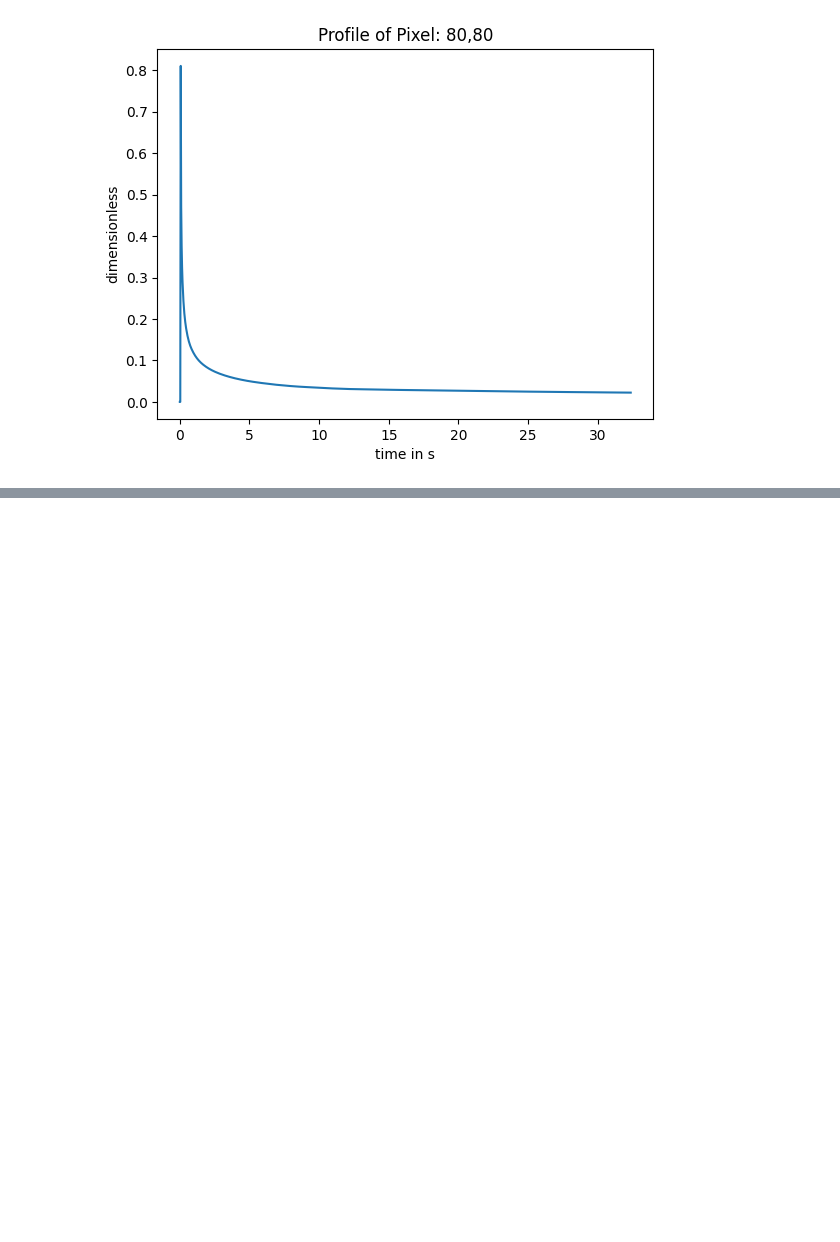
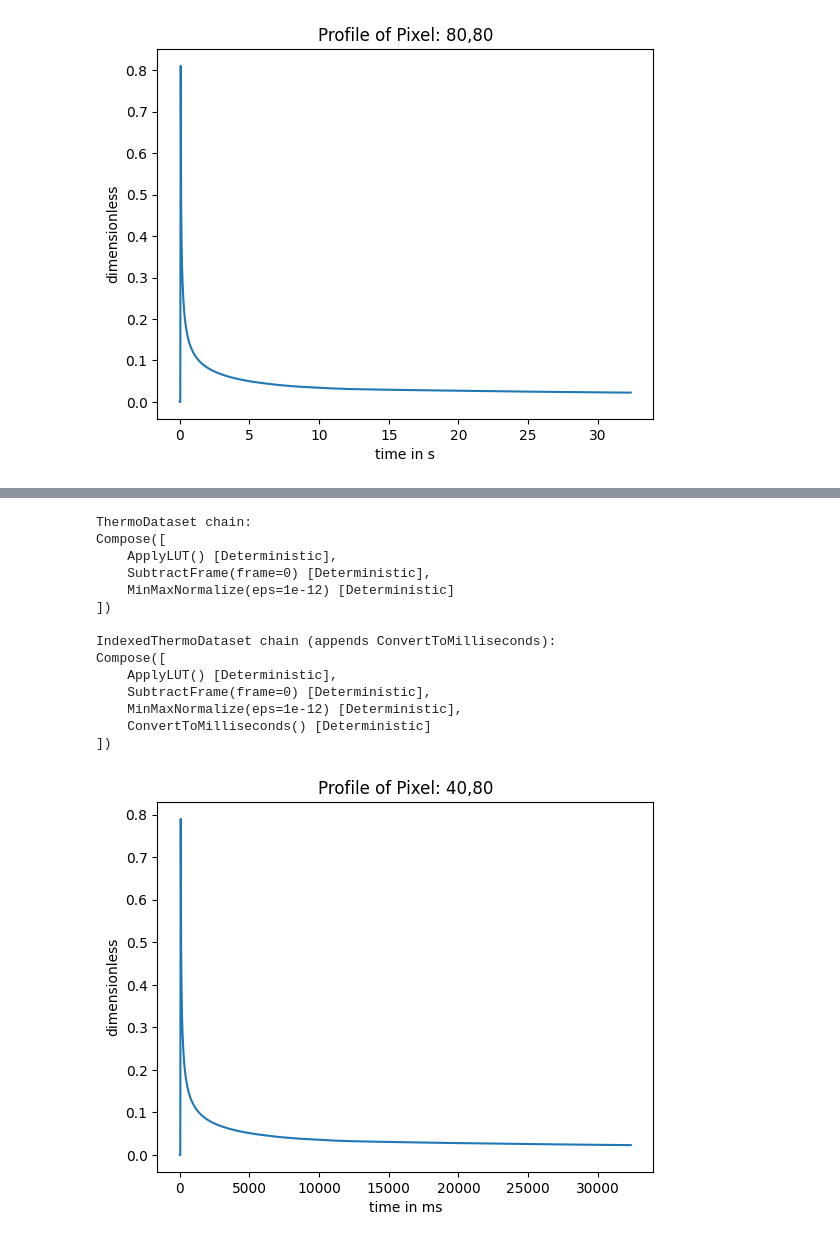
Before and after one commit to voidsy-gmbh/pyThermoNDT, a Jupyter notebook: examples/example3_transforming_data.ipynb, the cells around one changed output, grey strips where cells are left out. Saved outputs shown, nothing was run; the diff lists cells and outputs as text; code cells hidden in the pictures; blank space fills up the shorter version.

```diff
--- a/examples/example3_transforming_data.ipynb
+++ b/examples/example3_transforming_data.ipynb
@@ -71,30 +170,0 @@ All transformations inherit from the nn.Module class in Pytorch and work similar
-# %%
-from pythermondt.data import DataContainer
-from pythermondt.transforms import ThermoTransform
-from pythermondt.data import Units
-
-# Define a custom transform
-class ConvertToMilliseconds(ThermoTransform):
-    def forward(self, container: DataContainer) -> DataContainer:
-        # Get data from the container
-        domain_values = container.get_dataset("/MetaData/DomainValues")
-        domain_unit = container.get_unit("/MetaData/DomainValues")
-
-        # Update container
-        if domain_unit == Units.second:
-            container.update_dataset("/MetaData/DomainValues", domain_values * 1000)
-            container.update_unit("/MetaData/DomainValues", Units.millisecond)
-
-        # Return container
-        return container
-
-# Create a new instance of the custom transform
-myowntransform = ConvertToMilliseconds()
-
-# Apply the custom transform
-container = dataset[5]
-container.show_pixel_profile(80, 80)
-
-container = myowntransform(container)
-
-container.show_pixel_profile(80, 80)
@@ -103,0 +176,27 @@ container.show_pixel_profile(80, 80)
+# %%
+# Inspect and extend transform chains
+print("ThermoDataset chain:")
+print(dataset.get_transform_chain())
+
+indexed = IndexedThermoDataset(multi_dataset, indices=[0, 1, 2], transform=ConvertToMilliseconds())
+print("\nIndexedThermoDataset chain (appends ConvertToMilliseconds):")
+print(indexed.get_transform_chain())
+
+sample = indexed[0]
+sample.show_pixel_profile(40, 80)
+# %% [output]
+ThermoDataset chain:
+Compose([
+    ApplyLUT() [Deterministic],
+    SubtractFrame(frame=0) [Deterministic],
+    MinMaxNormalize(eps=1e-12) [Deterministic]
+])
+
+IndexedThermoDataset chain (appends ConvertToMilliseconds):
+Compose([
+    ApplyLUT() [Deterministic],
+    SubtractFrame(frame=0) [Deterministic],
+    MinMaxNormalize(eps=1e-12) [Deterministic],
+    ConvertToMilliseconds() [Deterministic]
+])
+[figure, added]
```
Also changed, not shown: parts of 23 cells of this notebook, 2 other files.
